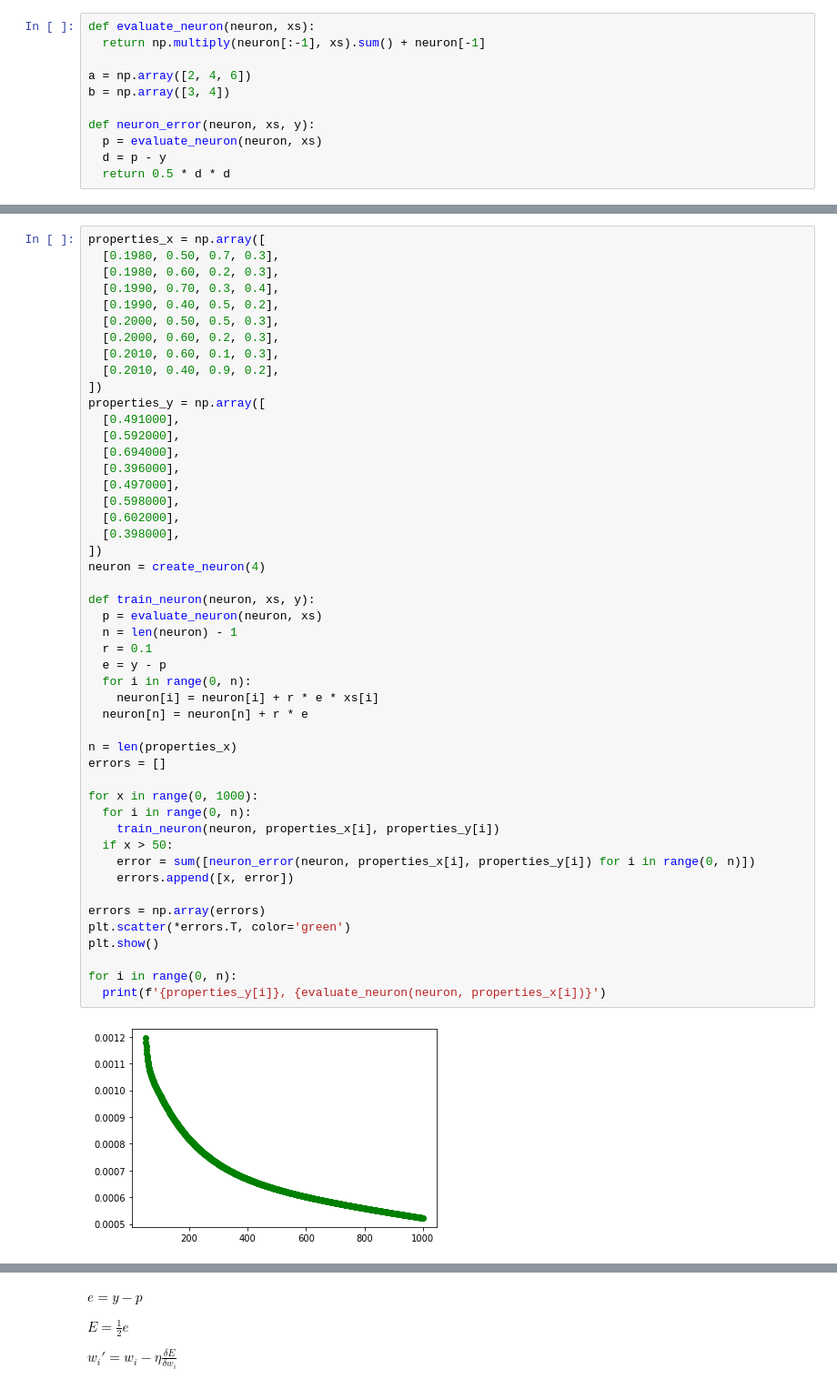
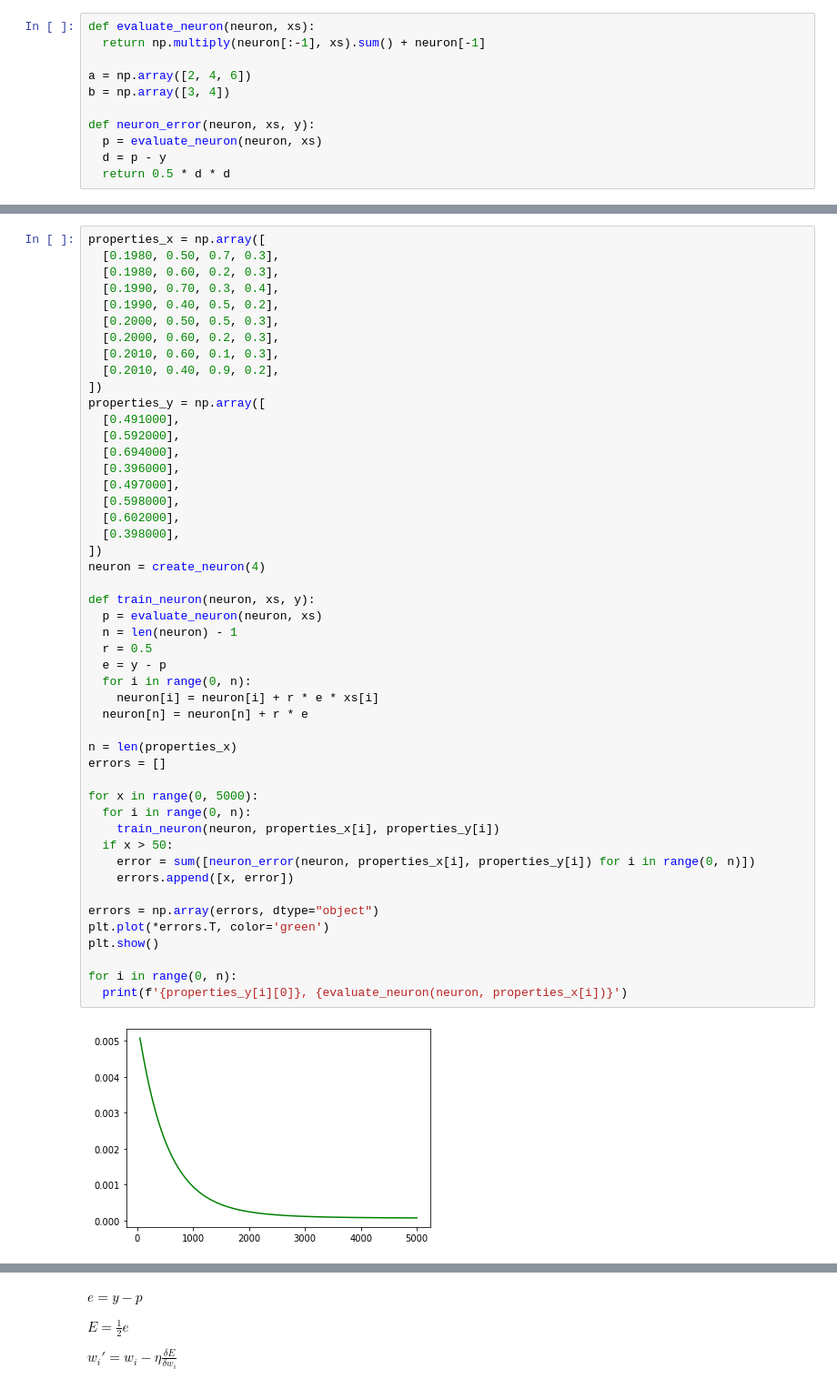
Before and after one commit to fdafadf/ml, a Jupyter notebook: MachineLearning.ipynb, the cells around one changed output, grey strips where cells are left out. Shown at 91% size. Saved outputs shown, nothing was run; the diff lists cells and outputs as text.

```diff
--- a/MachineLearning.ipynb
+++ b/MachineLearning.ipynb
@@ -340,36 +340,36 @@ properties_y = np.array([
   [0.694000],
   [0.396000],
   [0.497000],
   [0.598000],
   [0.602000],
   [0.398000],
 ])
 neuron = create_neuron(4)
 
 def train_neuron(neuron, xs, y):
   p = evaluate_neuron(neuron, xs)
   n = len(neuron) - 1
-  r = 0.1
+  r = 0.5
   e = y - p
   for i in range(0, n):
     neuron[i] = neuron[i] + r * e * xs[i]
   neuron[n] = neuron[n] + r * e
 
 n = len(properties_x)
 errors = []
 
-for x in range(0, 1000):
+for x in range(0, 5000):
   for i in range(0, n):
     train_neuron(neuron, properties_x[i], properties_y[i])
   if x > 50:
     error = sum([neuron_error(neuron, properties_x[i], properties_y[i]) for i in range(0, n)])
     errors.append([x, error])
 
-errors = np.array(errors)
-plt.scatter(*errors.T, color='green')
+errors = np.array(errors, dtype="object")
+plt.plot(*errors.T, color='green')
 plt.show()
 
 for i in range(0, n):
-  print(f'{properties_y[i]}, {evaluate_neuron(neuron, properties_x[i])}')
+  print(f'{properties_y[i][0]}, {evaluate_neuron(neuron, properties_x[i])}')
 # %% [output]
-[figure, old version]
+[figure, new version]
```
Also changed, not shown: parts of 2 cells of this notebook.
